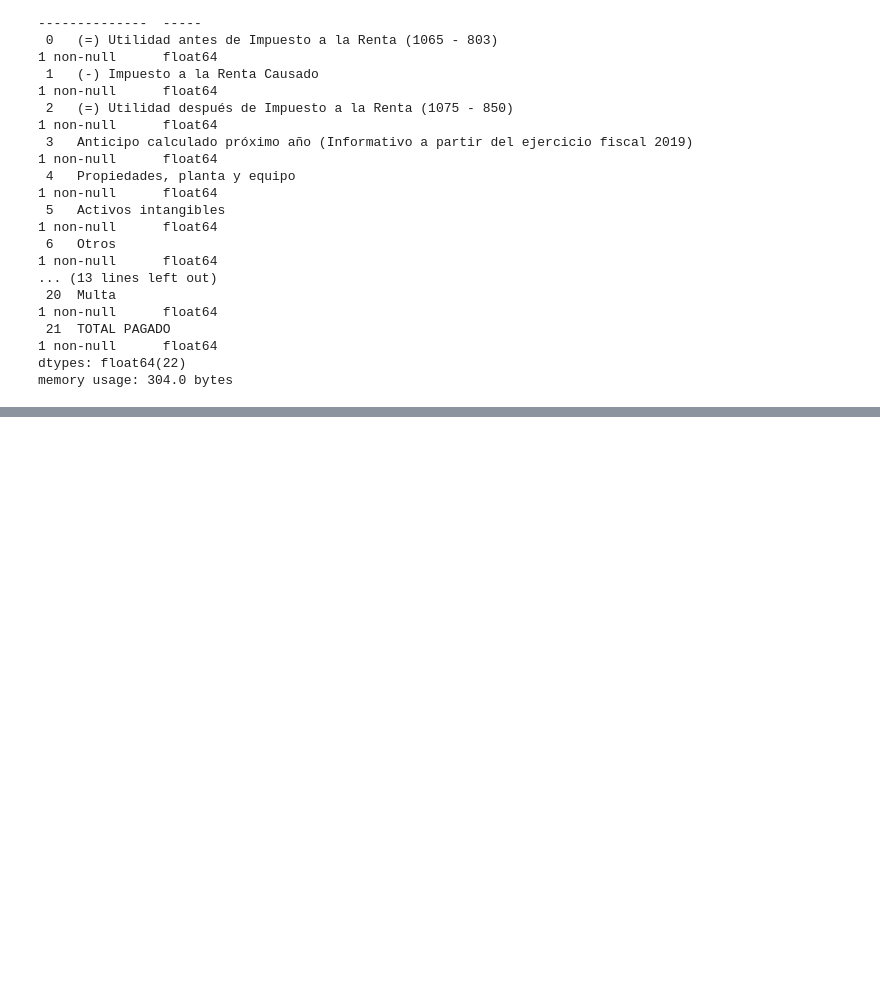
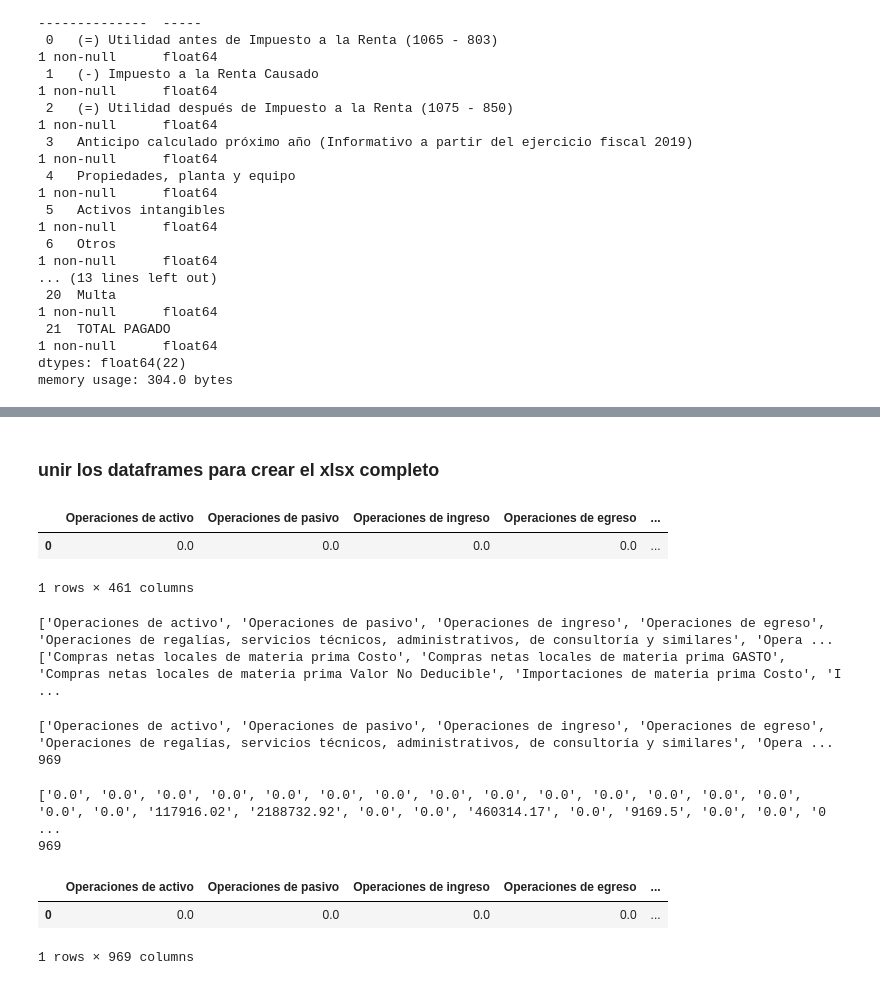
Before and after one commit to eoncorpec/pdf_to_excel_sc, a Jupyter notebook: CodsDocumentos3/est_sit_finan_alt2.ipynb, the cells around one changed output, grey strips where cells are left out. Drawn from its saved outputs; the diff is of its cells as text; code cells hidden in the pictures; blank space fills up the shorter version.

```diff
--- a/CodsDocumentos3/est_sit_finan_alt2.ipynb
+++ b/CodsDocumentos3/est_sit_finan_alt2.ipynb
@@ -1504,0 +1551,21 @@ memory usage: 304.0 bytes
+# %% [markdown]
+### unir los dataframes para crear el xlsx completo
+# %%
+excel_output = "../Outputs/esf_alt1.xlsx"
+with pd.ExcelFile(excel_output) as xls:
+    dfAcumuladoEncabezado = pd.read_excel(xls, "Encabezado", dtype="object")
+    dfAcumuladoDatos = pd.read_excel(xls, "Datos", dtype="object")
+
+dfAcumuladoDatos
+# %% [output]
+|  | Operaciones de activo | Operaciones de pasivo | Operaciones de ingreso | Operaciones de egreso | ... |
+| 0 | 0.0 | 0.0 | 0.0 | 0.0 | ... |
+1 rows × 461 columns
+# %%
+textos1 = dfAcumuladoDatos.columns.to_list()
+print(textos1)
+textos2 = dataFrameComplete8_12.columns.to_list()
+print(textos2)
+# %% [output]
+['Operaciones de activo', 'Operaciones de pasivo', 'Operaciones de ingreso', 'Operaciones de egreso', 'Operaciones de regalías, servicios técnicos, administrativos, de consultoría y similares', 'Opera ...
+['Compras netas locales de materia prima Costo', 'Compras netas locales de materia prima GASTO', 'Compras netas locales de materia prima Valor No Deducible', 'Importaciones de materia prima Costo', 'I ...
@@ -1504,0 +1574,23 @@ memory usage: 304.0 bytes
+# %%
+print(textos1)
+print(len(textos1))
+# %% [output]
+['Operaciones de activo', 'Operaciones de pasivo', 'Operaciones de ingreso', 'Operaciones de egreso', 'Operaciones de regalías, servicios técnicos, administrativos, de consultoría y similares', 'Opera ...
+969
+# %%
+lista1 = dfAcumuladoDatos.iloc[0].to_list()
+lista2 = dataFrameComplete8_12.iloc[0].to_list()
+
+lista1.extend(lista2)
+print(lista1)
+print(len(lista1))
+# %% [output]
+['0.0', '0.0', '0.0', '0.0', '0.0', '0.0', '0.0', '0.0', '0.0', '0.0', '0.0', '0.0', '0.0', '0.0', '0.0', '0.0', '117916.02', '2188732.92', '0.0', '0.0', '460314.17', '0.0', '9169.5', '0.0', '0.0', '0 ...
+969
+# %%
+completeData = pd.DataFrame([lista1], columns=textos1)
+completeData
+# %% [output]
+|  | Operaciones de activo | Operaciones de pasivo | Operaciones de ingreso | Operaciones de egreso | ... |
+| 0 | 0.0 | 0.0 | 0.0 | 0.0 | ... |
+1 rows × 969 columns
```
Also changed, not shown: parts of 6 cells of this notebook, 1 other file.
